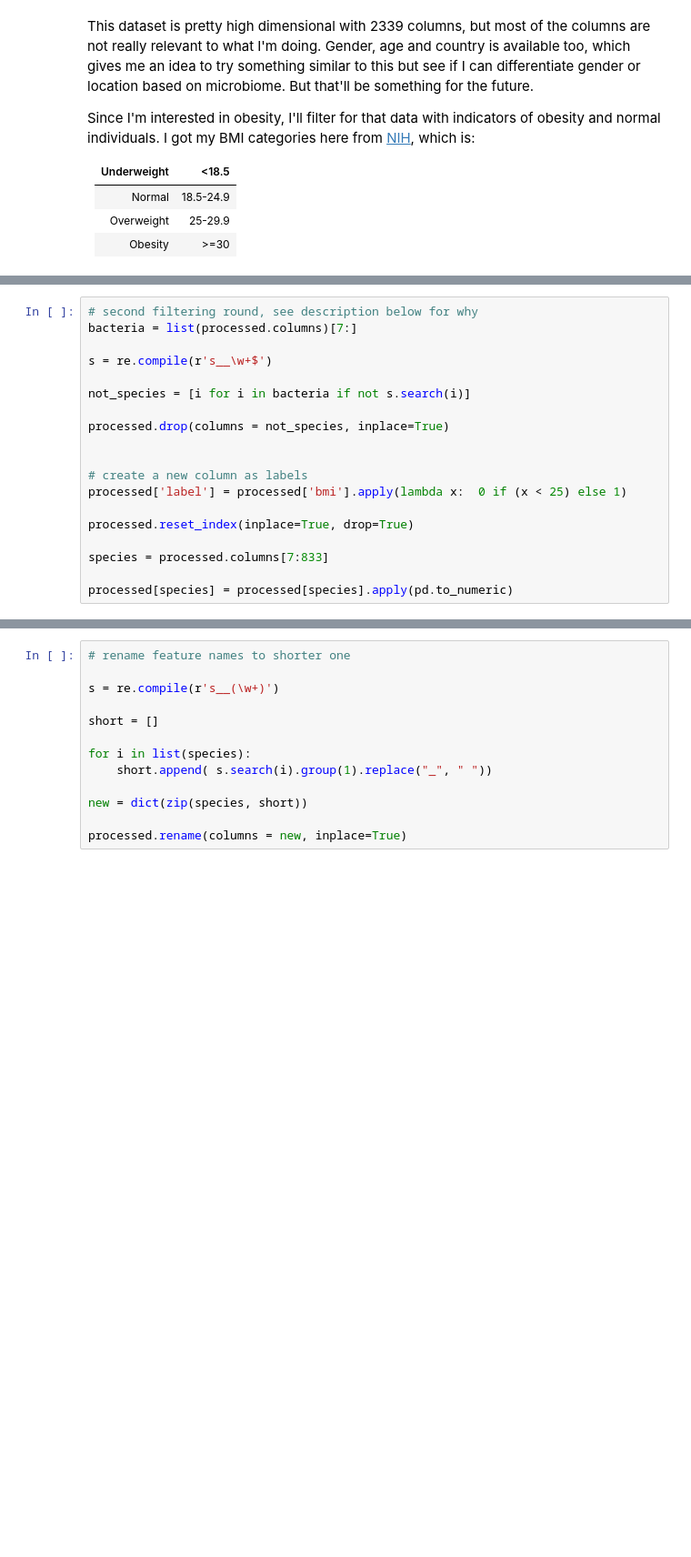
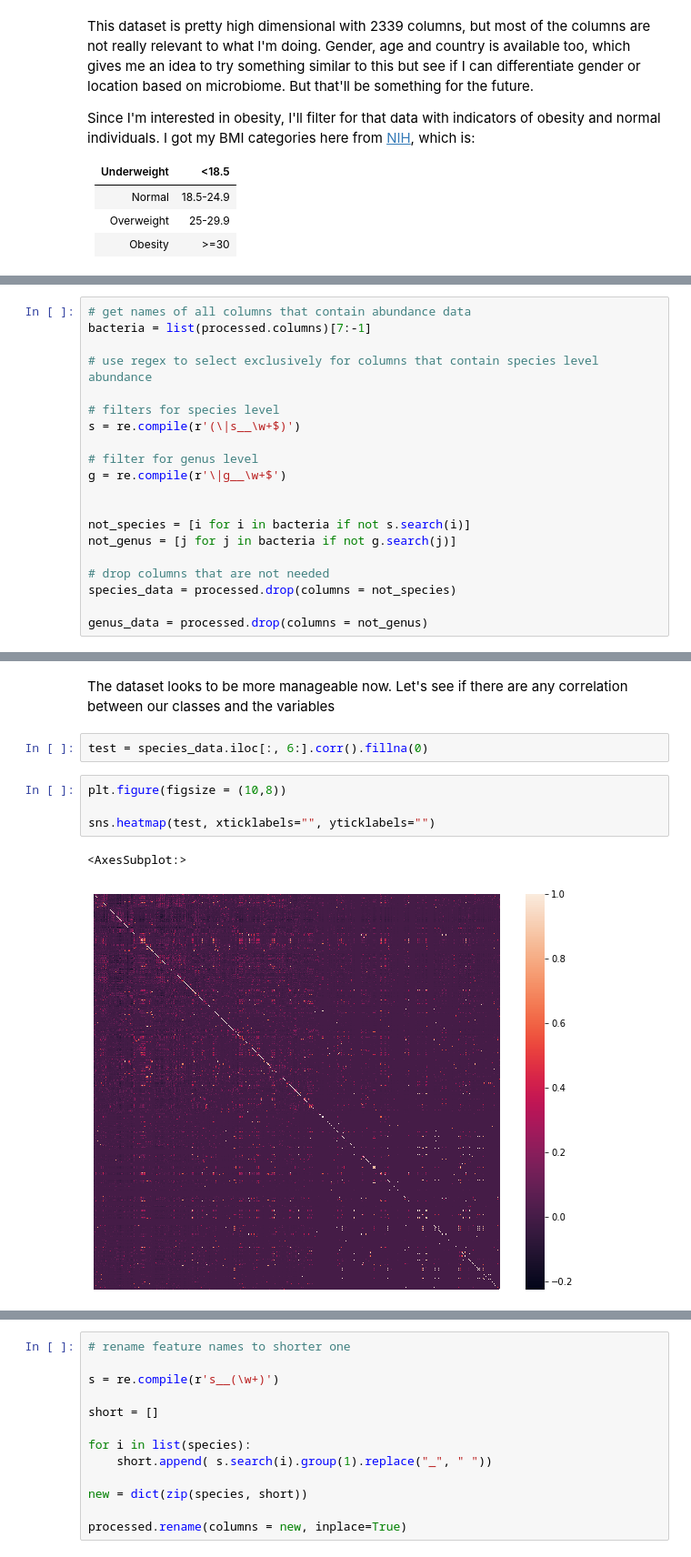
Before and after one commit to Geoff-CQW/obesity_stool, a Jupyter notebook: Project.ipynb, the cells around one changed output, grey strips where cells are left out. Shown at 91% size. Drawn from its saved outputs; the diff is of its cells as text; blank space fills up the shorter version.

```diff
--- a/Project.ipynb
+++ b/Project.ipynb
@@ -117,19 +131,20 @@ multi_class.loc[:, ['bmi','bmi_category']][multi_class['bmi'].between(18.5, 24.9
 # %%
-# second filtering round, see description below for why
-bacteria = list(processed.columns)[7:]
+# get names of all columns that contain abundance data
+bacteria = list(processed.columns)[7:-1]
 
-s = re.compile(r's__\w+$')
+# use regex to select exclusively for columns that contain species level abundance
+
+# filters for species level
+s = re.compile(r'(\|s__\w+$)')
+
+# filter for genus level
+g = re.compile(r'\|g__\w+$')
+
 
 not_species = [i for i in bacteria if not s.search(i)]
+not_genus = [j for j in bacteria if not g.search(j)]
 
-processed.drop(columns = not_species, inplace=True)
+# drop columns that are not needed
+species_data = processed.drop(columns = not_species)
 
-
-# create a new column as labels
-processed['label'] = processed['bmi'].apply(lambda x:  0 if (x < 25) else 1)
-
-processed.reset_index(inplace=True, drop=True)
-
-species = processed.columns[7:833]
-
-processed[species] = processed[species].apply(pd.to_numeric)
+genus_data = processed.drop(columns = not_genus)
@@ -135,0 +163,11 @@ processed[species] = processed[species].apply(pd.to_numeric)
+# %% [markdown]
+The dataset looks to be more manageable now. Let's see if there are any correlation between our classes and the variables
+# %%
+test = species_data.iloc[:, 6:].corr().fillna(0)
+# %%
+plt.figure(figsize = (10,8))
+
+sns.heatmap(test, xticklabels="", yticklabels="")
+# %% [output]
+<AxesSubplot:>
+[figure, added]
```
Also changed, not shown: parts of 12 cells of this notebook.
